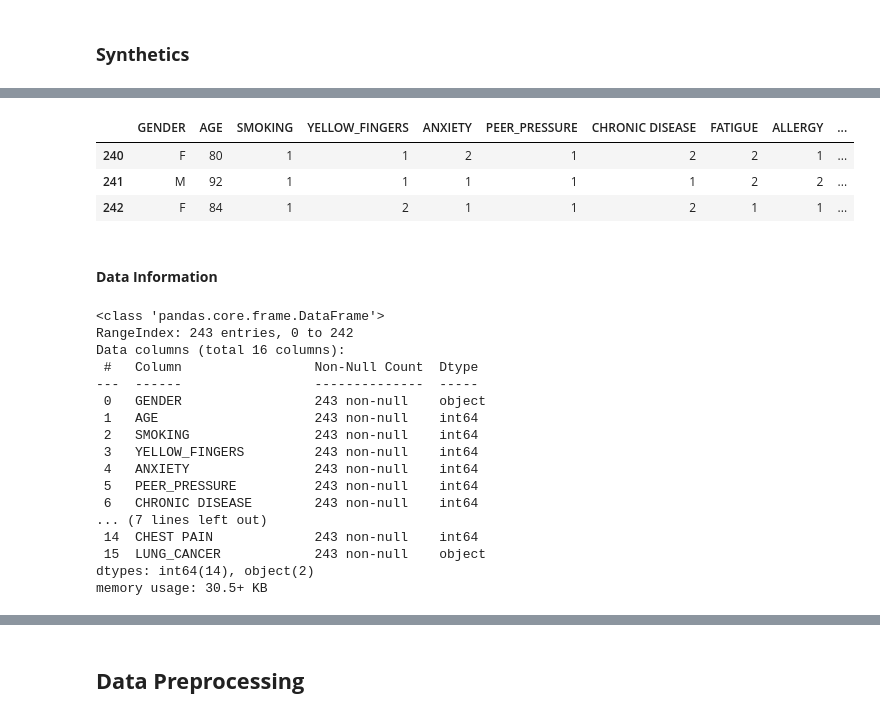
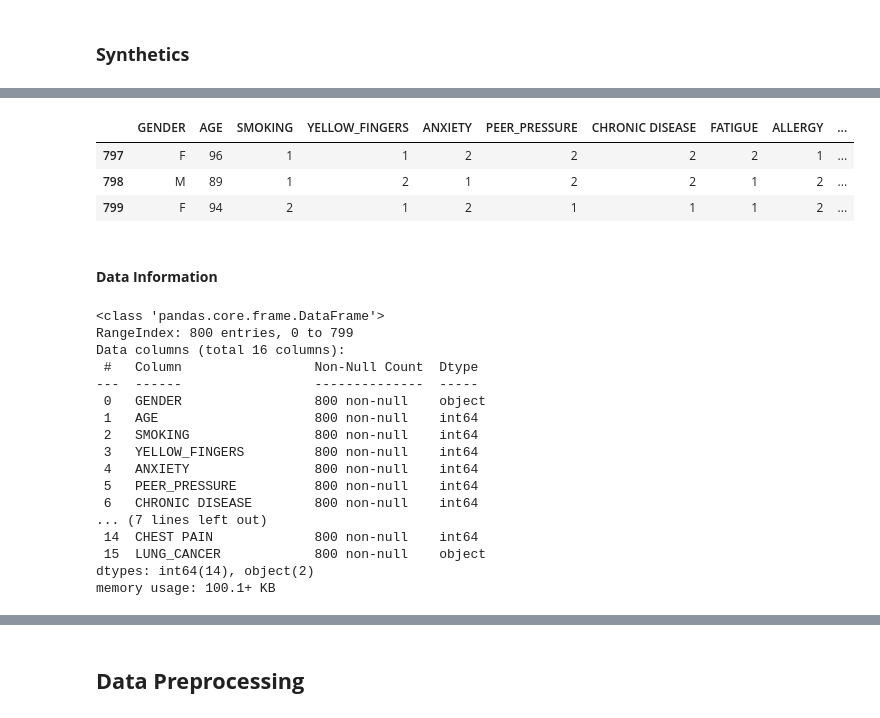
Before and after one commit to crbsdndr/cancer_detection, a Jupyter notebook: lung_cancer_detection.ipynb, the cells around one changed output, grey strips where cells are left out. Saved outputs shown, nothing was run; the diff lists cells and outputs as text; code cells hidden in the pictures.

```diff
--- a/lung_cancer_detection.ipynb
+++ b/lung_cancer_detection.ipynb
@@ -125,33 +137,33 @@ Saving lung_synrhetics_old.csv to lung_synrhetics_old.csv
 # %%
-lung_synthetics = pd.read_csv("./lung_synrhetics_old.csv")
+lung_synthetics = pd.read_csv("./datasets/lung_survey_synthetics.csv")
 lung_synthetics.tail(3)
 # %% [output]
 |  | GENDER | AGE | SMOKING | YELLOW_FINGERS | ANXIETY | PEER_PRESSURE | CHRONIC DISEASE | FATIGUE | ALLERGY | ... |
-| 240 | F | 80 | 1 | 1 | 2 | 1 | 2 | 2 | 1 | ... |
-| 241 | M | 92 | 1 | 1 | 1 | 1 | 1 | 2 | 2 | ... |
-| 242 | F | 84 | 1 | 2 | 1 | 1 | 2 | 1 | 1 | ... |
+| 797 | F | 96 | 1 | 1 | 2 | 2 | 2 | 2 | 1 | ... |
+| 798 | M | 89 | 1 | 2 | 1 | 2 | 2 | 1 | 2 | ... |
+| 799 | F | 94 | 2 | 1 | 2 | 1 | 1 | 1 | 2 | ... |
 # %% [markdown]
 #### **Data Information**
 # %%
 lung_synthetics.info()
 # %% [output]
 <class 'pandas.core.frame.DataFrame'>
-RangeIndex: 243 entries, 0 to 242
+RangeIndex: 800 entries, 0 to 799
 Data columns (total 16 columns):
  #   Column                 Non-Null Count  Dtype
 ---  ------                 --------------  -----
- 0   GENDER                 243 non-null    object
- 1   AGE                    243 non-null    int64
- 2   SMOKING                243 non-null    int64
- 3   YELLOW_FINGERS         243 non-null    int64
- 4   ANXIETY                243 non-null    int64
- 5   PEER_PRESSURE          243 non-null    int64
- 6   CHRONIC DISEASE        243 non-null    int64
+ 0   GENDER                 800 non-null    object
+ 1   AGE                    800 non-null    int64
+ 2   SMOKING                800 non-null    int64
+ 3   YELLOW_FINGERS         800 non-null    int64
+ 4   ANXIETY                800 non-null    int64
+ 5   PEER_PRESSURE          800 non-null    int64
+ 6   CHRONIC DISEASE        800 non-null    int64
 ... (7 lines left out)
- 14  CHEST PAIN             243 non-null    int64
- 15  LUNG_CANCER            243 non-null    object
+ 14  CHEST PAIN             800 non-null    int64
+ 15  LUNG_CANCER            800 non-null    object
 dtypes: int64(14), object(2)
-memory usage: 30.5+ KB
+memory usage: 100.1+ KB
 # %%
 print(f"Total missing values: {lung_synthetics.isna().sum().sum()}")
 print(f"Total duplicates: {lung_synthetics.duplicated().sum()}")
```
Also changed, not shown: parts of 89 cells of this notebook, 3 other files.
